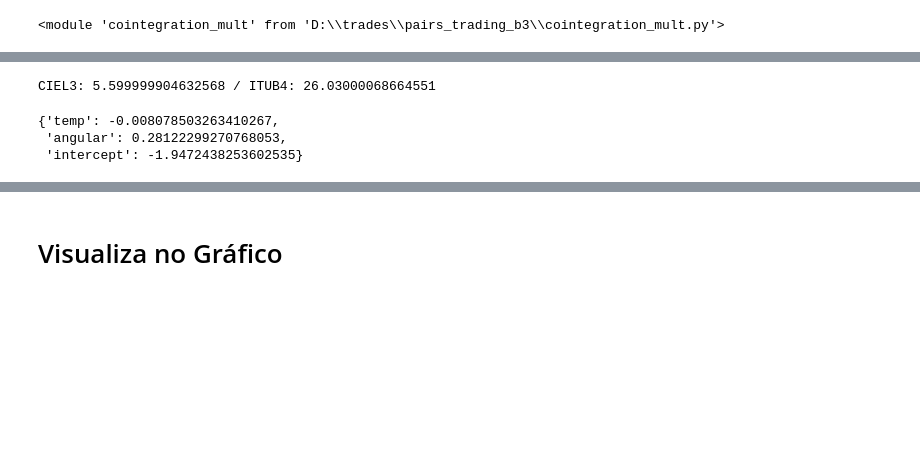
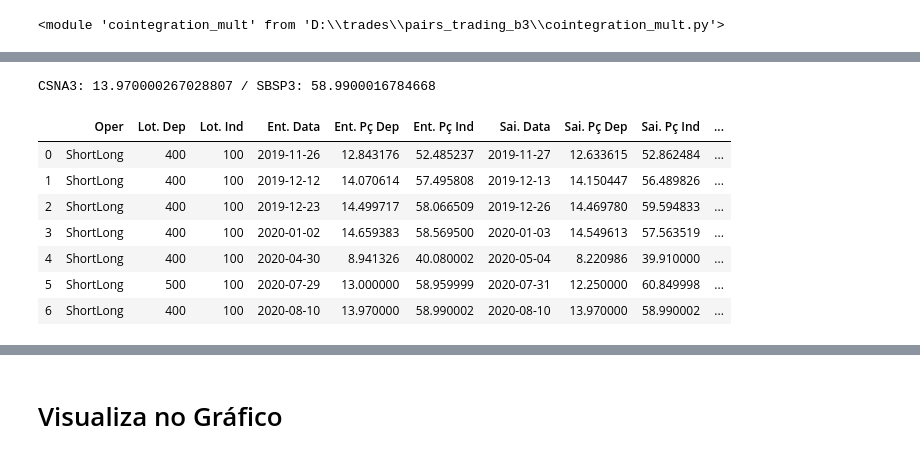
Before and after one commit to andreolvgomes/long-short-by-cointegration, a Jupyter notebook: BackTest.ipynb, the cells around one changed output, grey strips where cells are left out. Saved outputs shown, nothing was run; the diff lists cells and outputs as text; code cells hidden in the pictures; blank space fills up the shorter version.

```diff
--- a/BackTest.ipynb
+++ b/BackTest.ipynb
@@ -311,20 +307,14 @@ pairs: (2038, 13)
 """y_symbol = 'BBSE3'
 x_symbol = 'ITSA4'"""
 
-y_symbol = 'CIEL3'
-x_symbol = 'ITUB4'
+y_symbol = 'CSNA3'
+x_symbol = 'SBSP3'
 
-period = 50
+period = 100
 print('{}: {} / {}: {}'.format(y_symbol, data[y_symbol][0], x_symbol, data[x_symbol][0]))
 #mult.plot_residue(mult.residue(data[y_symbol], data[x_symbol], period))
 # %% [output]
-CIEL3: 5.599999904632568 / ITUB4: 26.03000068664551
+CSNA3: 13.970000267028807 / SBSP3: 58.9900016784668
-# %%
-mult.coefficients(data[y_symbol], data[x_symbol], 100)
-# %% [output]
-{'temp': -0.008078503263410267,
- 'angular': 0.28122299270768053,
- 'intercept': -1.9472438253602535}
 # %%
 # A Fazer
 # 1. verificar se tá cointegrado em mais períodos
@@ -334,9 +324,18 @@ mult.coefficients(data[y_symbol], data[x_symbol], 100)
 # %%
 coef_fixed = False
 back = BackTest()
-back.execute(period=100, coef_fixed=coef_fixed)
+back.execute(period=period, coef_fixed=coef_fixed)
 hist = back.dataframe()
 hist
+# %% [output]
+|  | Oper | Lot. Dep | Lot. Ind | Ent. Data | Ent. Pç Dep | Ent. Pç Ind | Sai. Data | Sai. Pç Dep | Sai. Pç Ind | ... |
+| 0 | ShortLong | 400 | 100 | 2019-11-26 | 12.843176 | 52.485237 | 2019-11-27 | 12.633615 | 52.862484 | ... |
+| 1 | ShortLong | 400 | 100 | 2019-12-12 | 14.070614 | 57.495808 | 2019-12-13 | 14.150447 | 56.489826 | ... |
+| 2 | ShortLong | 400 | 100 | 2019-12-23 | 14.499717 | 58.066509 | 2019-12-26 | 14.469780 | 59.594833 | ... |
+| 3 | ShortLong | 400 | 100 | 2020-01-02 | 14.659383 | 58.569500 | 2020-01-03 | 14.549613 | 57.563519 | ... |
+| 4 | ShortLong | 400 | 100 | 2020-04-30 | 8.941326 | 40.080002 | 2020-05-04 | 8.220986 | 39.910000 | ... |
+| 5 | ShortLong | 500 | 100 | 2020-07-29 | 13.000000 | 58.959999 | 2020-07-31 | 12.250000 | 60.849998 | ... |
+| 6 | ShortLong | 400 | 100 | 2020-08-10 | 13.970000 | 58.990002 | 2020-08-10 | 13.970000 | 58.990002 | ... |
 # %%
 back.results()
 # %% [output]
```
Also changed, not shown: parts of 5 cells of this notebook, 6 other files.
